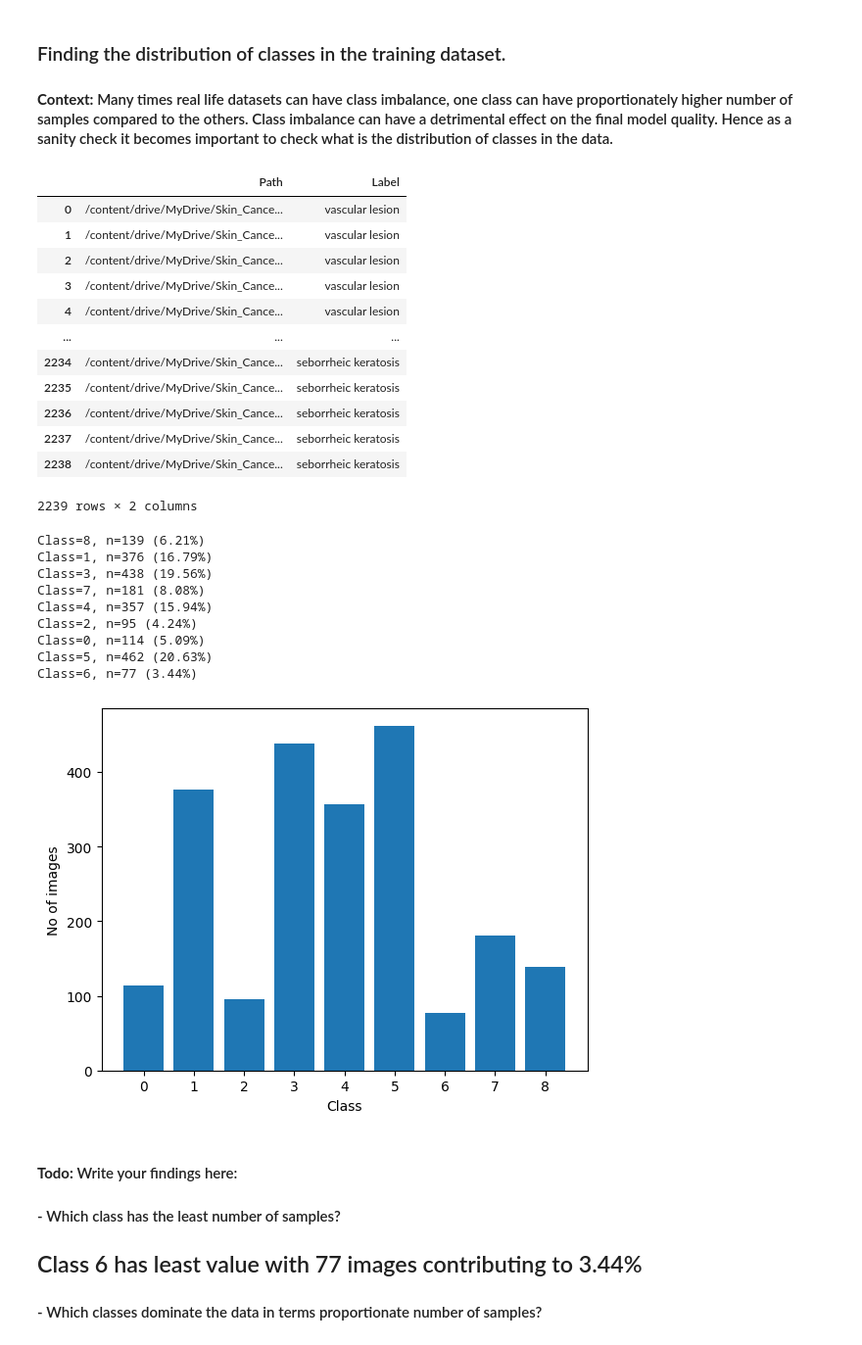
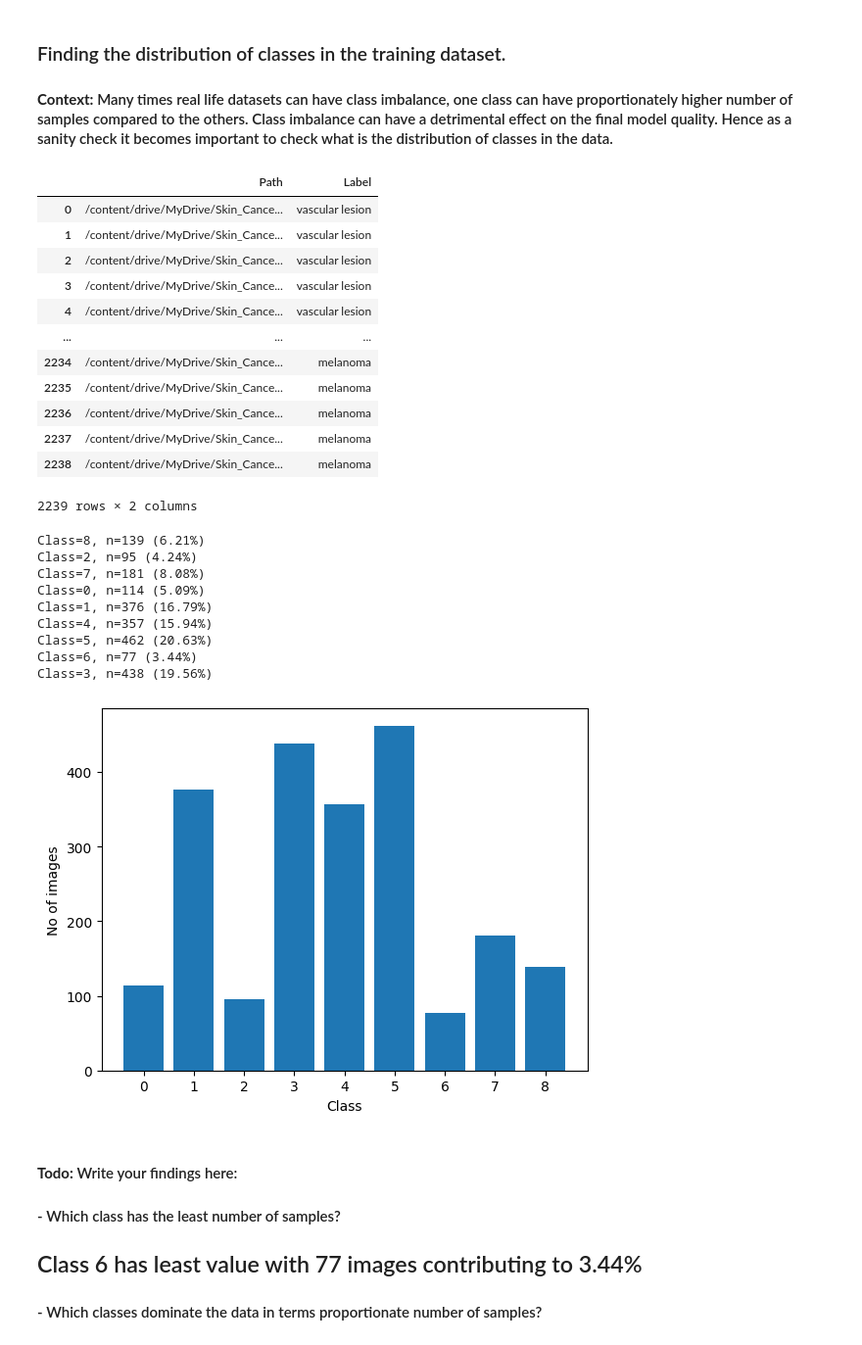
Before and after one commit to ikhan3rd/MelanomaDetectionAssignment, a Jupyter notebook: IrfanKhanMohammed_nn.ipynb, the cells around one changed output. Shown at 98% size. Cells and saved outputs as stored; diff of their text form; code cells hidden in the pictures.

```diff
--- a/IrfanKhanMohammed_nn.ipynb
+++ b/IrfanKhanMohammed_nn.ipynb
@@ -433,25 +449,25 @@ plt.show()
 # %%
 path_list = [x for x in glob(os.path.join(data_dir_train, '*', '*.jpg'))]
 lesion_list = [os.path.basename(os.path.dirname(y)) for y in glob(os.path.join(data_dir_train, '*', '*.jpg'))]
 dataframe_dict_original = dict(zip(path_list, lesion_list))
-data1 = pd.DataFrame(list(dataframe_dict_original.items()),columns = ['Path','Label'])
-data1
+datadf = pd.DataFrame(list(dataframe_dict_original.items()),columns = ['Path','Label'])
+datadf
 # %% [output]
 |  | Path | Label |
 | 0 | /content/drive/MyDrive/Skin_Cance... | vascular lesion |
 | 1 | /content/drive/MyDrive/Skin_Cance... | vascular lesion |
 | 2 | /content/drive/MyDrive/Skin_Cance... | vascular lesion |
 | 3 | /content/drive/MyDrive/Skin_Cance... | vascular lesion |
 | 4 | /content/drive/MyDrive/Skin_Cance... | vascular lesion |
 | ... | ... | ... |
-| 2234 | /content/drive/MyDrive/Skin_Cance... | seborrheic keratosis |
-| 2235 | /content/drive/MyDrive/Skin_Cance... | seborrheic keratosis |
-| 2236 | /content/drive/MyDrive/Skin_Cance... | seborrheic keratosis |
-| 2237 | /content/drive/MyDrive/Skin_Cance... | seborrheic keratosis |
-| 2238 | /content/drive/MyDrive/Skin_Cance... | seborrheic keratosis |
+| 2234 | /content/drive/MyDrive/Skin_Cance... | melanoma |
+| 2235 | /content/drive/MyDrive/Skin_Cance... | melanoma |
+| 2236 | /content/drive/MyDrive/Skin_Cance... | melanoma |
+| 2237 | /content/drive/MyDrive/Skin_Cance... | melanoma |
+| 2238 | /content/drive/MyDrive/Skin_Cance... | melanoma |
 2239 rows × 2 columns
 # %%
-X, y = data1['Path'], data1['Label']
+X, y = datadf['Path'], datadf['Label']
 y = LabelEncoder().fit_transform(y)
 counter = Counter(y)
 for k,v in counter.items():
@@ -465,14 +481,14 @@ plt.ylabel("No of images")
 plt.show()
 # %% [output]
 Class=8, n=139 (6.21%)
+Class=2, n=95 (4.24%)
+Class=7, n=181 (8.08%)
+Class=0, n=114 (5.09%)
 Class=1, n=376 (16.79%)
-Class=3, n=438 (19.56%)
-Class=7, n=181 (8.08%)
 Class=4, n=357 (15.94%)
-Class=2, n=95 (4.24%)
-Class=0, n=114 (5.09%)
 Class=5, n=462 (20.63%)
 Class=6, n=77 (3.44%)
+Class=3, n=438 (19.56%)
 [figure]
 # %% [markdown]
 #### **Todo:** Write your findings here:
```
Also changed, not shown: parts of 34 cells of this notebook.
